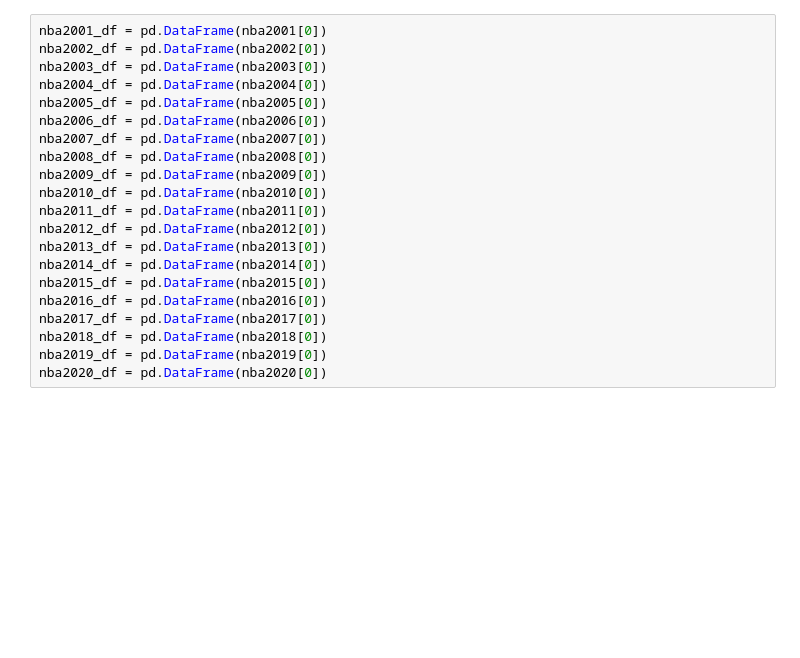
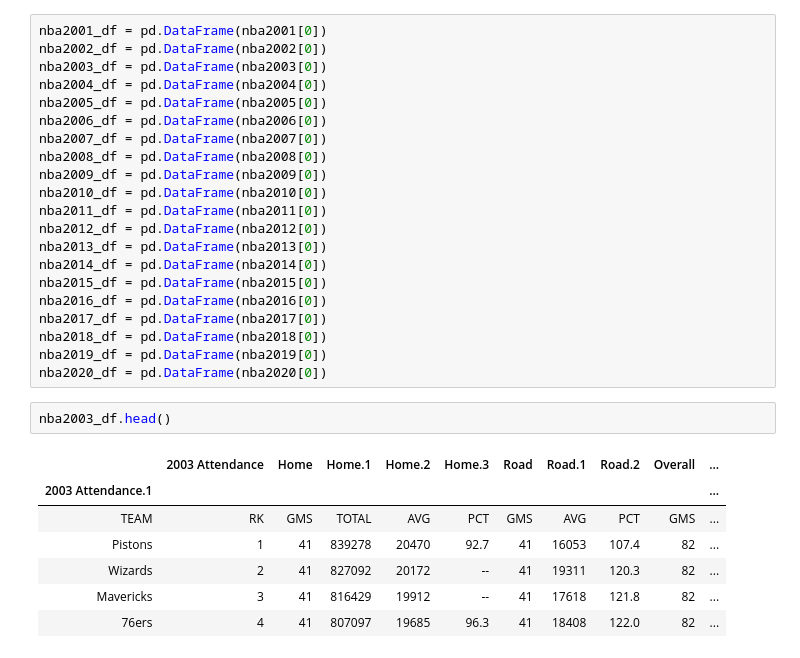
Before and after one commit to brentgarbe/Group6Repo, a Jupyter notebook: Data_Exploration.ipynb, the cells around one changed output. Saved outputs shown, nothing was run; the diff lists cells and outputs as text; blank space fills up the shorter version.

```diff
--- a/Data_Exploration.ipynb
+++ b/Data_Exploration.ipynb
@@ -54,3 +58,13 @@ nba2017_df = pd.DataFrame(nba2017[0])
 nba2018_df = pd.DataFrame(nba2018[0])
 nba2019_df = pd.DataFrame(nba2019[0])
 nba2020_df = pd.DataFrame(nba2020[0])
+# %%
+nba2003_df.head()
+# %% [output]
+|  | 2003 Attendance | Home | Home.1 | Home.2 | Home.3 | Road | Road.1 | Road.2 | Overall | ... |
+| 2003 Attendance.1 |  |  |  |  |  |  |  |  |  | ... |
+| TEAM | RK | GMS | TOTAL | AVG | PCT | GMS | AVG | PCT | GMS | ... |
+| Pistons | 1 | 41 | 839278 | 20470 | 92.7 | 41 | 16053 | 107.4 | 82 | ... |
+| Wizards | 2 | 41 | 827092 | 20172 | -- | 41 | 19311 | 120.3 | 82 | ... |
+| Mavericks | 3 | 41 | 816429 | 19912 | -- | 41 | 17618 | 121.8 | 82 | ... |
+| 76ers | 4 | 41 | 807097 | 19685 | 96.3 | 41 | 18408 | 122.0 | 82 | ... |
```
Also changed, not shown: parts of 20 cells of this notebook.
